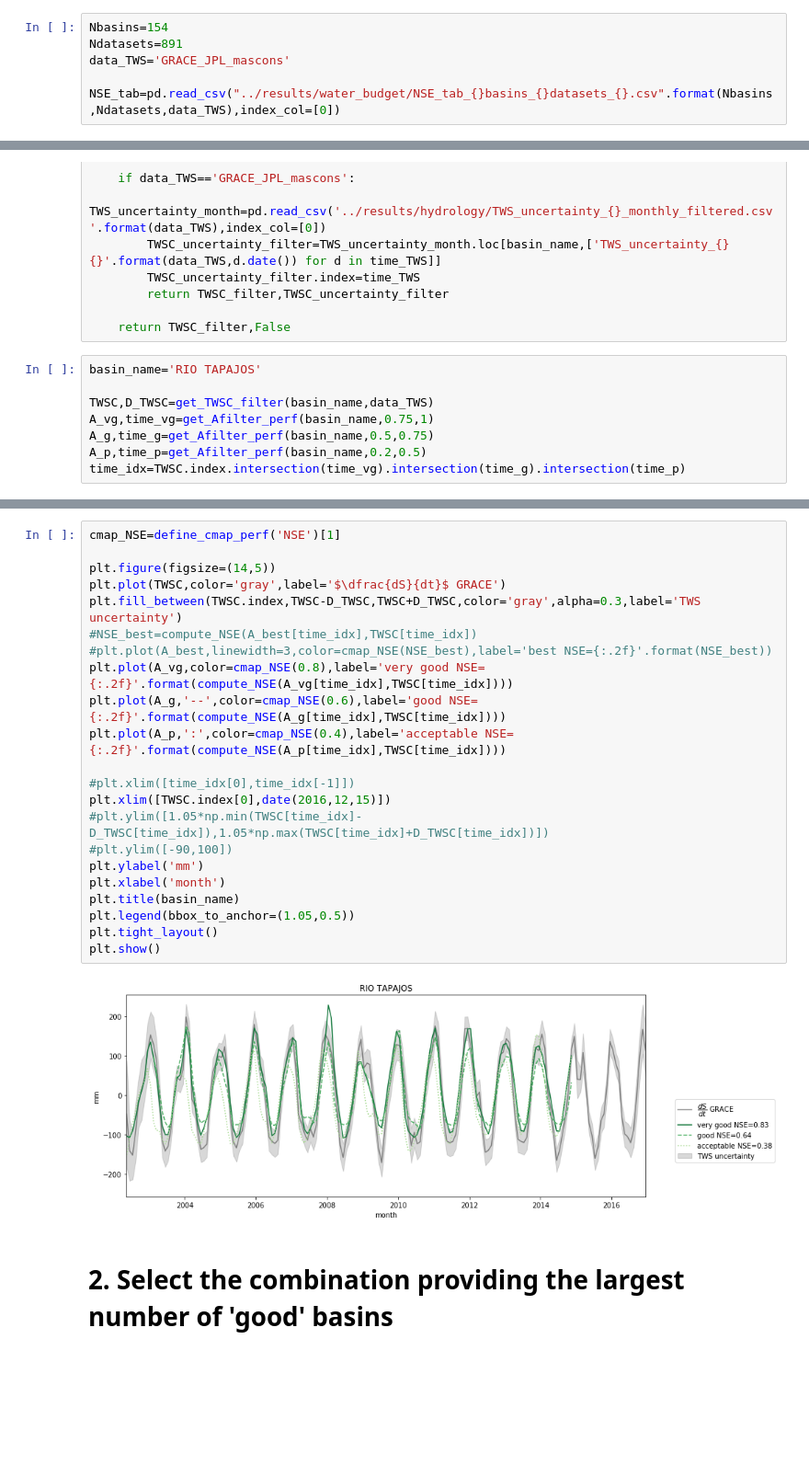
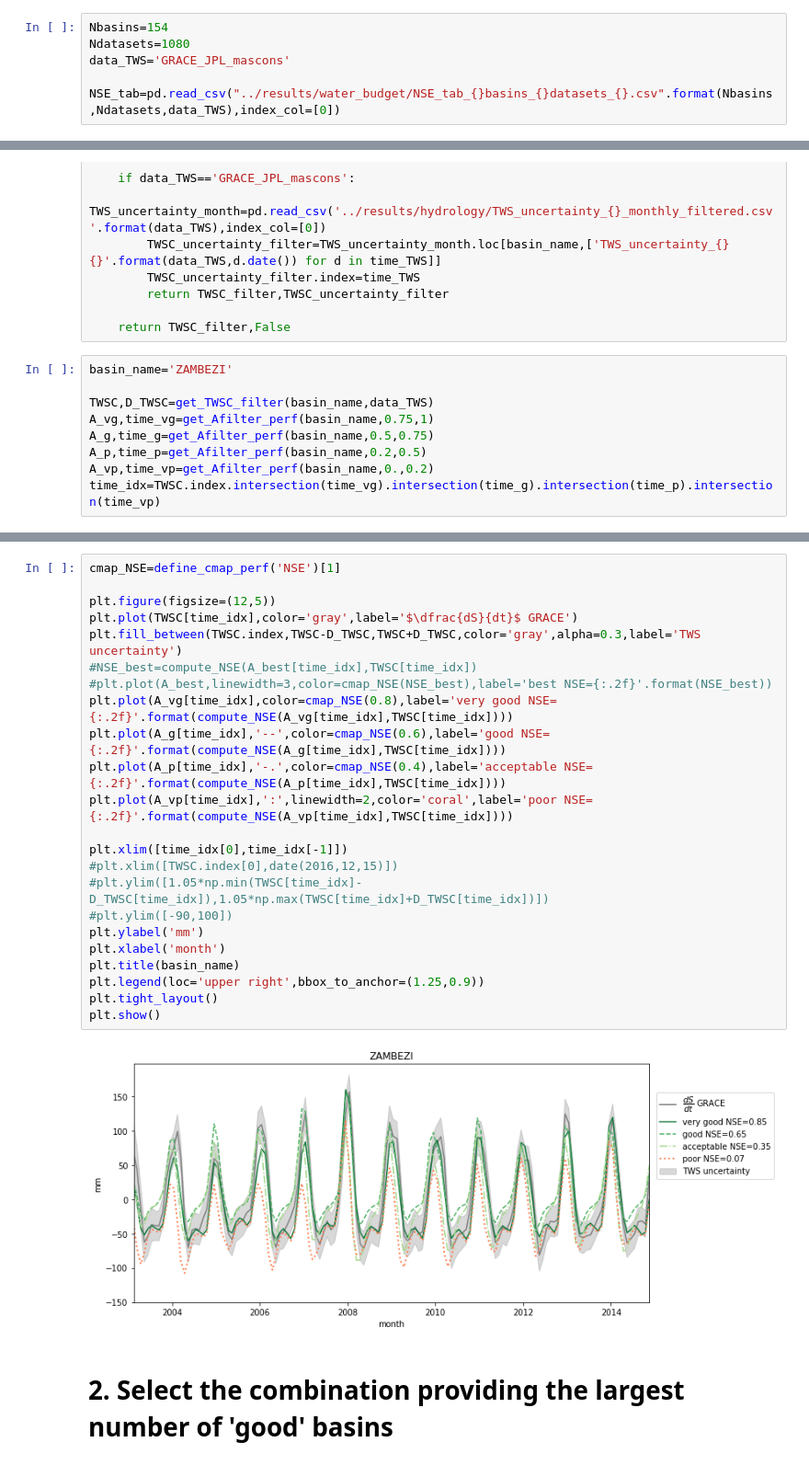
Before and after one commit to lehmannfa/water_storage_changes, a Jupyter notebook: water_budget/Select best dataset combination.ipynb, the cells around one changed output, grey strips where cells are left out. Shown: that part at 92% size. Drawn from its saved outputs; the diff is of its cells as text; blank space fills up the shorter version.

Commit message:
continuous color map + difference with max NSE

```diff
--- a/water_budget/Select best dataset combination.ipynb
+++ b/water_budget/Select best dataset combination.ipynb
@@ -14,7 +14,7 @@ import time
 %run ../global_functions.py ./
 # %%
 Nbasins=154
-Ndatasets=891
+Ndatasets=1080
 data_TWS='GRACE_JPL_mascons'
 
 NSE_tab=pd.read_csv("../results/water_budget/NSE_tab_{}basins_{}datasets_{}.csv".format(Nbasins,Ndatasets,data_TWS),index_col=[0])
@@ -78,11 +78,12 @@ def get_TWSC_filter(basin_name,data_TWS):
 
     return TWSC_filter,False
 # %%
-basin_name='RIO TAPAJOS'
+basin_name='ZAMBEZI'
 
 TWSC,D_TWSC=get_TWSC_filter(basin_name,data_TWS)
 A_vg,time_vg=get_Afilter_perf(basin_name,0.75,1)
 A_g,time_g=get_Afilter_perf(basin_name,0.5,0.75)
 A_p,time_p=get_Afilter_perf(basin_name,0.2,0.5)
-time_idx=TWSC.index.intersection(time_vg).intersection(time_g).intersection(time_p)
+A_vp,time_vp=get_Afilter_perf(basin_name,0.,0.2)
+time_idx=TWSC.index.intersection(time_vg).intersection(time_g).intersection(time_p).intersection(time_vp)
 # %% [output]
@@ -92,26 +94,27 @@ P_MSWEP_ET_MERRA2_R_GLDAS20_NOAH36_TWS_GRACE_JPL_mascons
 # %%
 cmap_NSE=define_cmap_perf('NSE')[1]
 
-plt.figure(figsize=(14,5))
-plt.plot(TWSC,color='gray',label='$\dfrac{dS}{dt}$ GRACE')
+plt.figure(figsize=(12,5))
+plt.plot(TWSC[time_idx],color='gray',label='$\dfrac{dS}{dt}$ GRACE')
 plt.fill_between(TWSC.index,TWSC-D_TWSC,TWSC+D_TWSC,color='gray',alpha=0.3,label='TWS uncertainty')
 #NSE_best=compute_NSE(A_best[time_idx],TWSC[time_idx])
 #plt.plot(A_best,linewidth=3,color=cmap_NSE(NSE_best),label='best NSE={:.2f}'.format(NSE_best))
-plt.plot(A_vg,color=cmap_NSE(0.8),label='very good NSE={:.2f}'.format(compute_NSE(A_vg[time_idx],TWSC[time_idx])))
-plt.plot(A_g,'--',color=cmap_NSE(0.6),label='good NSE={:.2f}'.format(compute_NSE(A_g[time_idx],TWSC[time_idx])))
-plt.plot(A_p,':',color=cmap_NSE(0.4),label='acceptable NSE={:.2f}'.format(compute_NSE(A_p[time_idx],TWSC[time_idx])))
+plt.plot(A_vg[time_idx],color=cmap_NSE(0.8),label='very good NSE={:.2f}'.format(compute_NSE(A_vg[time_idx],TWSC[time_idx])))
+plt.plot(A_g[time_idx],'--',color=cmap_NSE(0.6),label='good NSE={:.2f}'.format(compute_NSE(A_g[time_idx],TWSC[time_idx])))
+plt.plot(A_p[time_idx],'-.',color=cmap_NSE(0.4),label='acceptable NSE={:.2f}'.format(compute_NSE(A_p[time_idx],TWSC[time_idx])))
+plt.plot(A_vp[time_idx],':',linewidth=2,color='coral',label='poor NSE={:.2f}'.format(compute_NSE(A_vp[time_idx],TWSC[time_idx])))
 
-#plt.xlim([time_idx[0],time_idx[-1]])
-plt.xlim([TWSC.index[0],date(2016,12,15)])
+plt.xlim([time_idx[0],time_idx[-1]])
+#plt.xlim([TWSC.index[0],date(2016,12,15)])
 #plt.ylim([1.05*np.min(TWSC[time_idx]-D_TWSC[time_idx]),1.05*np.max(TWSC[time_idx]+D_TWSC[time_idx])])
 #plt.ylim([-90,100])
 plt.ylabel('mm')
 plt.xlabel('month')
 plt.title(basin_name)
-plt.legend(bbox_to_anchor=(1.05,0.5))
+plt.legend(loc='upper right',bbox_to_anchor=(1.25,0.9))
 plt.tight_layout()
 plt.show()
 # %% [output]
-[figure, old version]
+[figure, new version]
 # %% [markdown]
 # 2. Select the combination providing the largest number of 'good' basins
```
Also changed, not shown: parts of 12 cells of this notebook.
